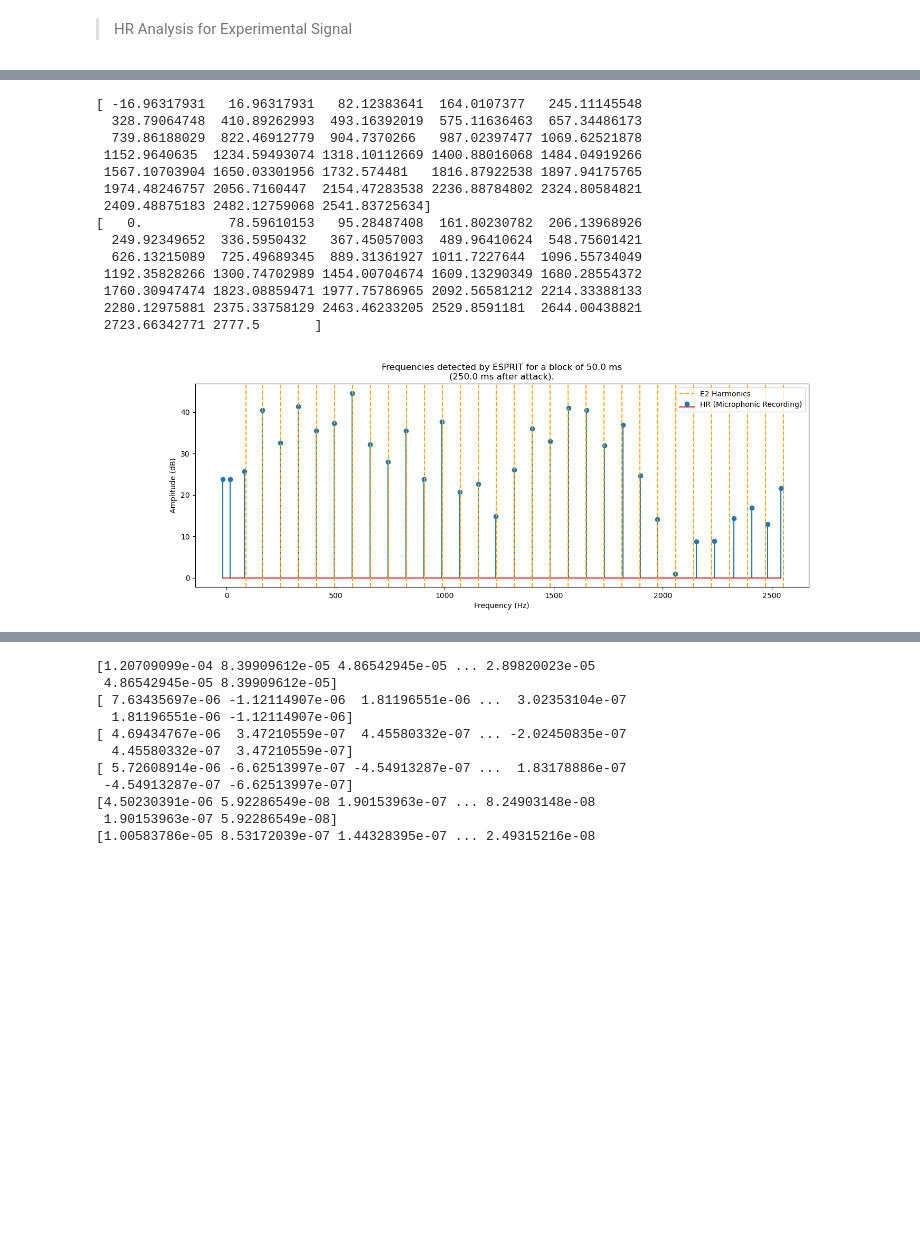
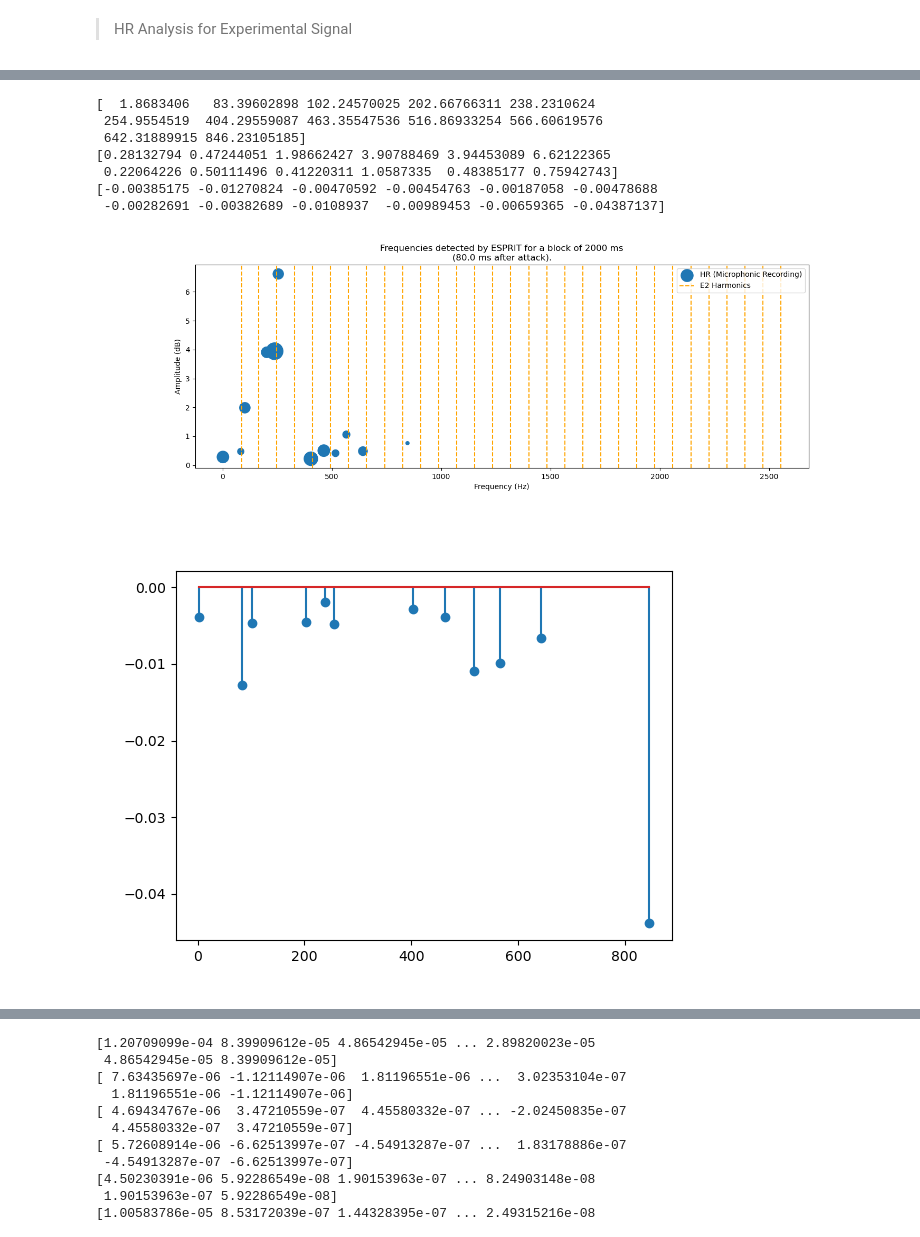
Before and after one commit to piptouque/atiam_pam_hrparam, a Jupyter notebook: source/hr_roy.ipynb, the cells around one changed output, grey strips where cells are left out. Drawn from its saved outputs; the diff is of its cells as text; code cells hidden in the pictures; blank space fills up the shorter version.

```diff
--- a/source/hr_roy.ipynb
+++ b/source/hr_roy.ipynb
@@ -366,7 +367,7 @@ plt.show()
 # %% [markdown]
 > Filtering Signal with the Filter Bank and Decimation
 # %%
-num_bands = len(bank_coeffs)
+
 mic_bands = []
 
 for i in range(num_bands):
@@ -497,7 +511,7 @@ The smoothing order must be at least 1048.64
 # %% [markdown]
 > Whitening the First Band
 # %%
-band0_white, freq_band0, PSD_band0, PSD_noise_band0, PSD_band0_white, PSD_noise_band0_white = pam.whiten(mic_bands[0], 1200, 4, 15)
+band0_white, freq_band0, PSD_band0, PSD_noise_band0, PSD_band0_white, PSD_noise_band0_white = pam.whiten(mic_bands[0], 12000, 4, 15)
 
 print('The smoothing order must be at least', 4*0.016*len(freq_band0))
 
@@ -509,7 +523,7 @@ plt.plot(freq_band0, 20*np.log10((PSD_band0)), label = 'PSD of signal')
 plt.plot(freq_band0, 20*np.log10((PSD_noise_band0)), label = 'Noise PSD Estimation')
 plt.xlabel('Frequency (Hz)')
 plt.ylabel('Amplitude (dB)')
-#plt.xlim(0,500)
+#plt.xlim(0,1000)
 plt.legend()
 plt.show()
 
@@ -521,5 +535,6 @@ plt.xlabel('Frequency (Hz)')
 plt.ylabel('Amplitude (dB)')
 #plt.xlim(0,1000)
 plt.legend()
+plt.savefig('PSD_acc_lowband.svg', facecolor="none", transparent=True, format="svg")
 plt.show()
 # %% [output]
@@ -644,5 +652,5 @@ Frequencies:
 # %%
-band0_white_n = 68
+band0_white_n = 128
 
 band0_white_order_pmax = band0_white_n//2
 
@@ -681,8 +689,8 @@ Truth=38
 # %%
-window_length = 0.05
-hop_size = 0.05
+window_length = 2
+hop_size = 0.08
 
-delta_band0, freq_band0, alpha_band0, amp_band0, phi_band0 = pam.esprit_blocks(band0_white, window_length, hop_size, fs_bands, 68, 64)
+delta_band0, freq_band0, alpha_band0, amp_band0, phi_band0 = pam.esprit_blocks(band0_white, window_length, hop_size, fs_bands, band0_white_n, 24)
 
 freq_band0_hz = freq_band0*fs_bands
 print(freq_band0_hz.shape)
@@ -709,61 +717,70 @@ Frequencies:
 # %%
-block = 5
+block = 1
 
-graph = np.array([freq_band0_hz[block], amp_band0[block]])
+graph = np.array([freq_band0_hz[block], amp_band0[block], delta_band0[block]])
 
 graph = graph[:, graph[0, :].argsort()]
 
-start = freq_band0_hz.shape[1]//2 - 1
+start = freq_band0_hz.shape[1]//2
 
-x = graph[0][start:]
-y = np.abs(np.min(20*np.log10(graph[1][start:]))) + 20*np.log10(graph[1][start:]) + 1
 
-graph_uk = np.array([freq_uk_hz[block], amp_uk[block]])
+x = graph[0][start:] #freq
+y = np.abs(np.min(20*np.log10(graph[1][start:]))) + 20*np.log10(graph[1][start:]) + 1 #amp shiftted
 
-graph_uk = graph_uk[:, graph_uk[0, :].argsort()]
+amplitudes = graph[1][start:]
+damping = graph[2][start:] #damping
 
-start_uk = freq_uk_hz.shape[1]//2 - 1
+#graph_uk = np.array([freq_uk_hz[block], amp_uk[block]])
 
-x_uk = graph_uk[0][start_uk:]
-y_uk = np.abs(np.min(20*np.log10(graph_uk[1][start_uk:]))) + 20*np.log10(graph_uk[1][start_uk:]) + 1
-y_uk = 0.4*y_uk
+#graph_uk = graph_uk[:, graph_uk[0, :].argsort()]
+
+#start_uk = freq_uk_hz.shape[1]//2 - 1
+
+#x_uk = graph_uk[0][start_uk:]
+#y_uk = np.abs(np.min(20*np.log10(graph_uk[1][start_uk:]))) + 20*np.log10(graph_uk[1][start_uk:]) + 1
+#y_uk = 0.4*y_uk
 
 print(x)
-print(x_uk)
+print(amplitudes)
+print(damping)
+
+#print(x_uk)
 
 plt.figure(figsize = [15,5])
 
 plt.title('Frequencies detected by ESPRIT for a block of ' + str(window_length*1000) + ' ms\n(' + str(block*hop_size*1000) + ' ms after attack).')
 plt.xlabel('Frequency (Hz)')
 plt.ylabel('Amplitude (dB)')
 
-plt.stem(x, y, label='HR (Microphonic Recording)')
+
+plt.scatter(x, amplitudes, s=1/np.abs(damping), label='HR (Microphonic Recording)')
+
+
+#plt.setp(markerline, markersize = 5)
 
 #plt.stem(x_uk[:-3], y_uk[:-3], 'g', markerfmt='Dg',  label='HR (UK synthesis)')
 
 
 plt.axvline(88.4, 0, 1, color='orange', linestyle='dashed', label='E2 Harmonics')
 for i in range(2,32):
     plt.axvline(i*82.4, 0, 1, color='orange', linestyle='dashed')
 
 plt.legend(loc = 'upper right')
 plt.show()
+
+plt.figure()
+plt.stem(x, damping, label='HR (Microphonic Recording)')
+plt.show()
 # %% [output]
-[ -16.96317931   16.96317931   82.12383641  164.0107377   245.11145548
-  328.79064748  410.89262993  493.16392019  575.11636463  657.34486173
-  739.86188029  822.46912779  904.7370266   987.02397477 1069.62521878
- 1152.9640635  1234.59493074 1318.10112669 1400.88016068 1484.04919266
- 1567.10703904 1650.03301956 1732.574481   1816.87922538 1897.94175765
- 1974.48246757 2056.7160447  2154.47283538 2236.88784802 2324.80584821
- 2409.48875183 2482.12759068 2541.83725634]
-[   0.           78.59610153   95.28487408  161.80230782  206.13968926
-  249.92349652  336.5950432   367.45057003  489.96410624  548.75601421
-  626.13215089  725.49689345  889.31361927 1011.7227644  1096.55734049
- 1192.35828266 1300.74702989 1454.00704674 1609.13290349 1680.28554372
- 1760.30947474 1823.08859471 1977.75786965 2092.56581212 2214.33388133
- 2280.12975881 2375.33758129 2463.46233205 2529.8591181  2644.00438821
- 2723.66342771 2777.5       ]
+[  1.8683406   83.39602898 102.24570025 202.66766311 238.2310624
+ 254.9554519  404.29559087 463.35547536 516.86933254 566.60619576
+ 642.31889915 846.23105185]
+[0.28132794 0.47244051 1.98662427 3.90788469 3.94453089 6.62122365
+ 0.22064226 0.50111496 0.41220311 1.0587335  0.48385177 0.75942743]
+[-0.00385175 -0.01270824 -0.00470592 -0.00454763 -0.00187058 -0.00478688
+ -0.00282691 -0.00382689 -0.0108937  -0.00989453 -0.00659365 -0.04387137]
-[figure, old version]
+[figure, new version]
+[figure, added]
 # %%
 fs_bands
 # %% [output]
```
Also changed, not shown: parts of 21 cells of this notebook, 1 other file.
